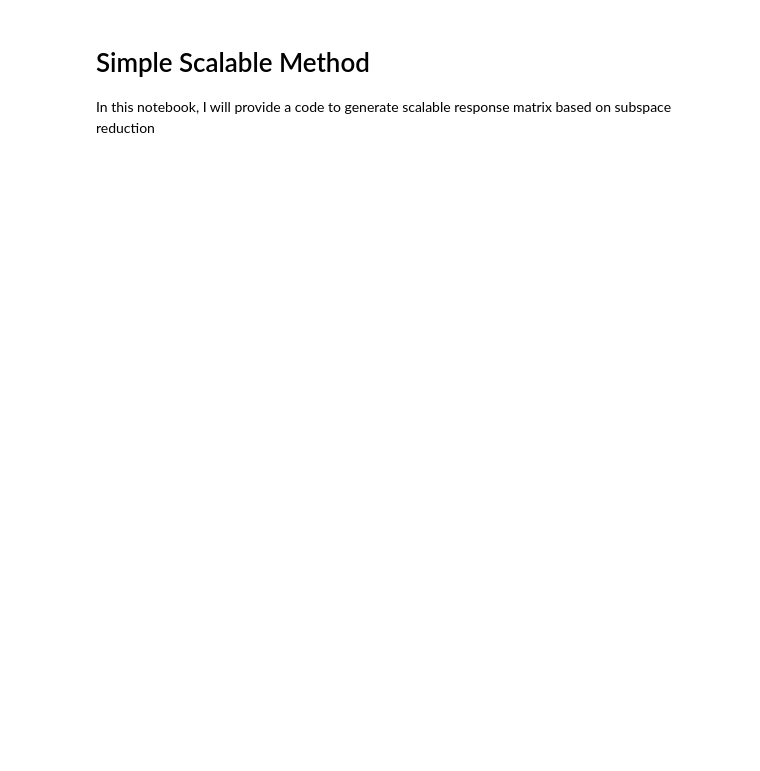
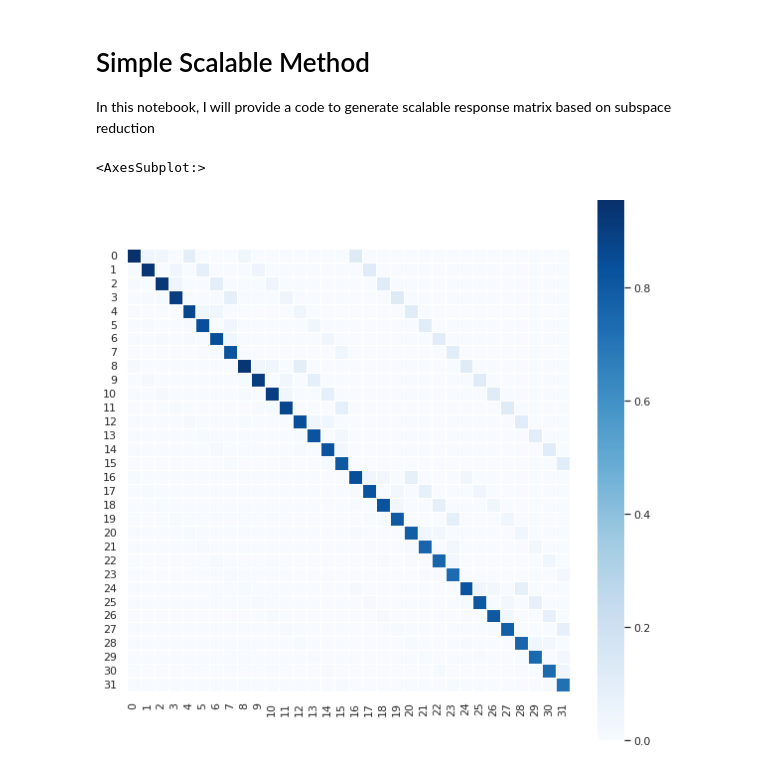
Before and after one commit to dawei-zh/research-mem, a Jupyter notebook: response/simple-scalable.ipynb, the cells around one changed output. Saved outputs shown, nothing was run; the diff lists cells and outputs as text; code cells hidden in the pictures; blank space fills up the shorter version.

Commit message:
first step

```diff
--- a/response/simple-scalable.ipynb
+++ b/response/simple-scalable.ipynb
@@ -54,7 +54,15 @@ def HammingMap(nqubit, max_distance = -1):
 # %%
 def scalable_response(HammingMap, response, nqubit):
     res = HammingMap * response
+    # We need to re-normalized for each column. To simplify the calculation, we first get the transpose and then re-normalized by row
+    tmp = res.T
     for i in range(2**nqubit):
-        res[i] = res[i]/np.sum(res[i])
+        tmp[i] = tmp[i]/np.sum(tmp[i])
 
-    return res
+    return tmp.T
+# %%
+res1 = np.loadtxt('./result/classical-response.txt')
+res2 = np.loadtxt('./result/gamma.txt')
+# %%
+scaA = scalable_response(HammingMap(5, 1), res1, nqubit = 5)
+scaG = scalable_response(HammingMap(5, 1), res2, nqubit = 5)
@@ -60,0 +72,13 @@ def scalable_response(HammingMap, response, nqubit):
+# %%
+import seaborn as sns
+sns.set(rc={'axes.facecolor':'black', 'figure.facecolor':'white'})
+sns.set(rc = {'figure.figsize':(10,10)})
+sns.heatmap(
+    scaA,
+    cmap=sns.color_palette("Blues", as_cmap=True),
+    linewidths=.5,
+    square = True
+)
+# %% [output]
+<AxesSubplot:>
+[figure, added]
```
Also changed, not shown: parts of 8 cells of this notebook, 11 other files.
